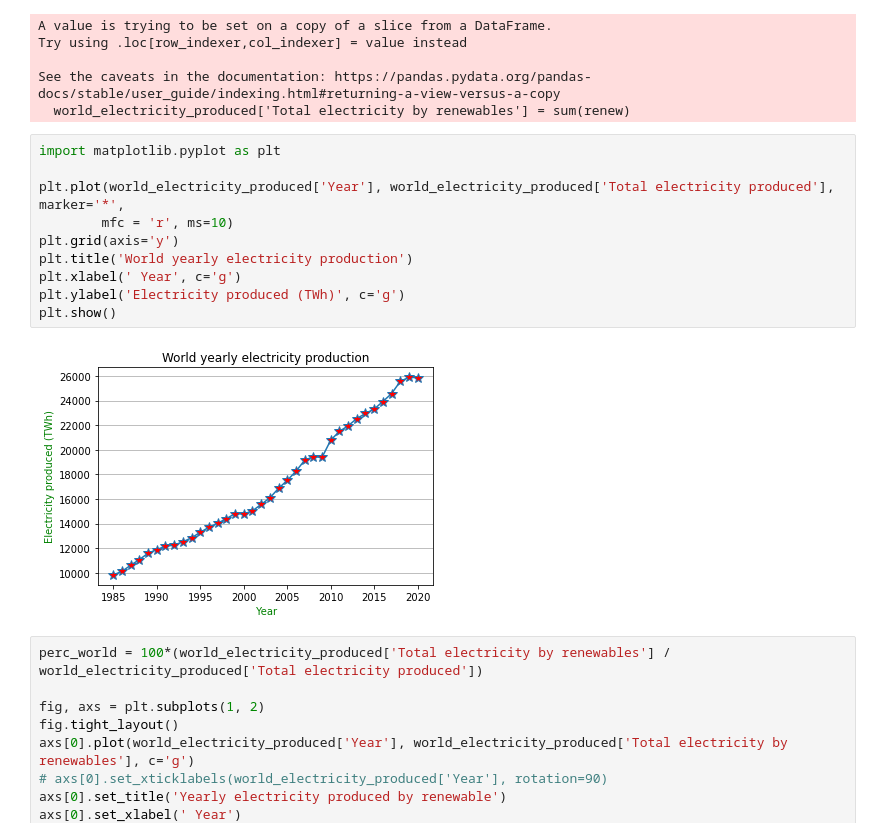
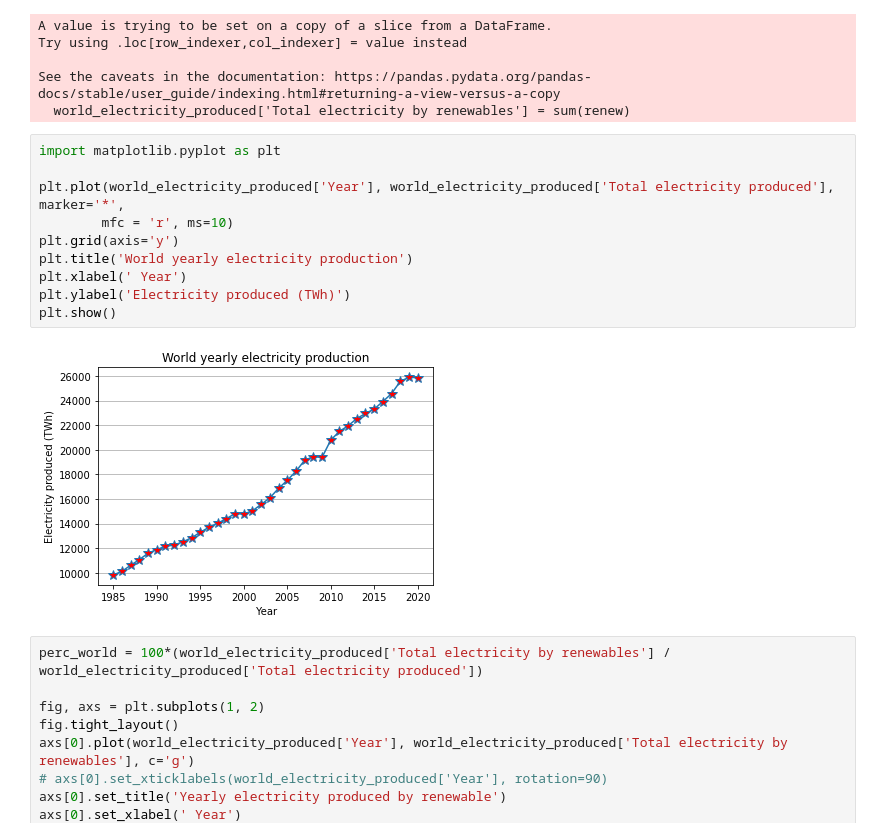
Before and after one commit to skarstent/Project, a Jupyter notebook: Electricity .ipynb, the cells around one changed output. Saved outputs shown, nothing was run; the diff lists cells and outputs as text.

Commit message:
updated electricity

```diff
--- a/Electricity .ipynb
+++ b/Electricity .ipynb
@@ -110,15 +110,15 @@ See the caveats in the documentation: https://pandas.pydata.org/pandas-docs/stab
 # %%
 import matplotlib.pyplot as plt
 
 plt.plot(world_electricity_produced['Year'], world_electricity_produced['Total electricity produced'], marker='*',
         mfc = 'r', ms=10)
 plt.grid(axis='y')
 plt.title('World yearly electricity production')
-plt.xlabel(' Year', c='g')
-plt.ylabel('Electricity produced (TWh)', c='g')
+plt.xlabel(' Year')
+plt.ylabel('Electricity produced (TWh)')
 plt.show()
 # %% [output]
-[figure, old version]
+[figure, new version]
 # %%
 perc_world = 100*(world_electricity_produced['Total electricity by renewables'] / world_electricity_produced['Total electricity produced'])
 
```
Also changed, not shown: parts of 1 cell of this notebook.
